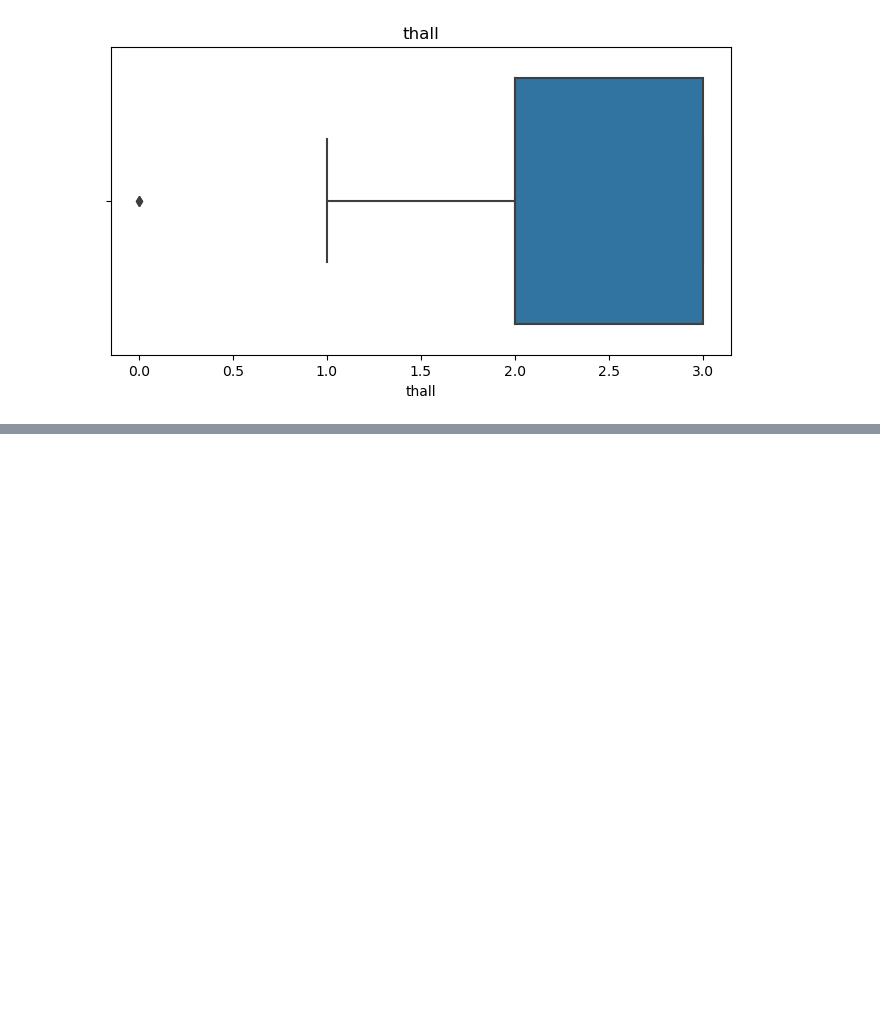
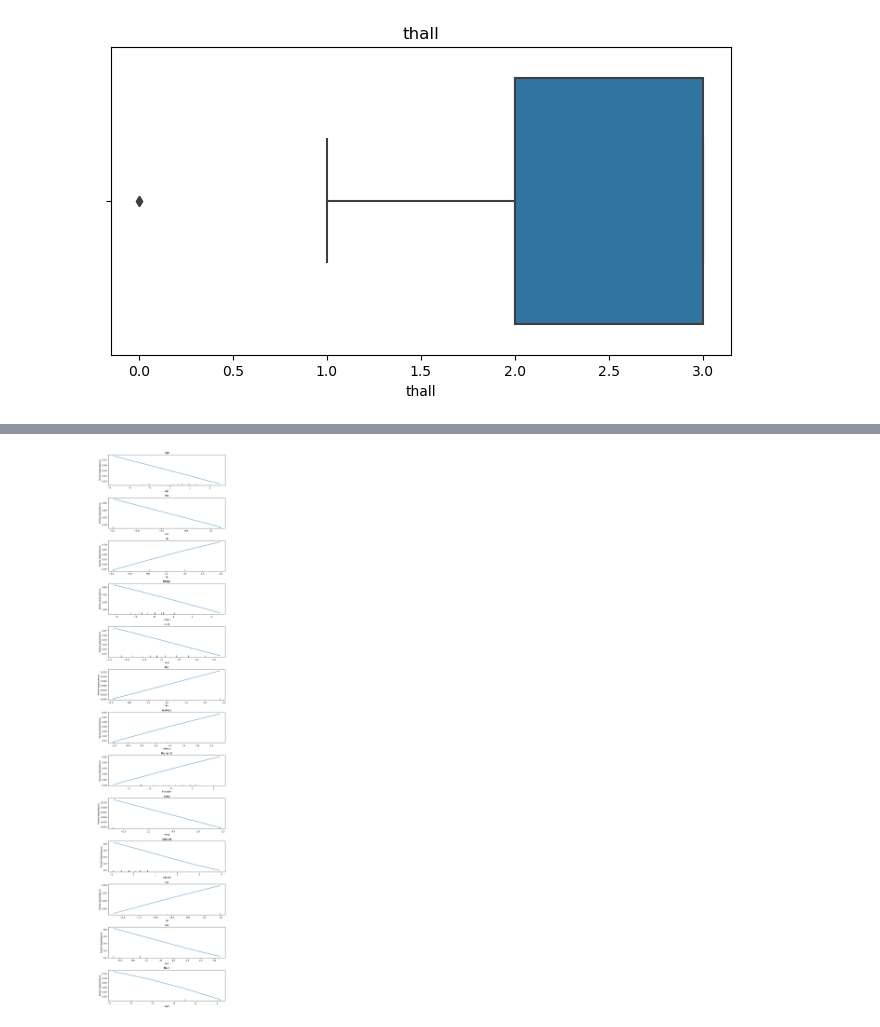
Before and after one commit to OOS-Team/DsKi_Erkl-rbarkeit_Algorithmen, a Jupyter notebook: Heart Attack/Heart_attack.ipynb, the cells around one changed output, grey strips where cells are left out. Drawn from its saved outputs; the diff is of its cells as text; code cells hidden in the pictures; blank space fills up the shorter version.

```diff
--- a/Heart Attack/Heart_attack.ipynb
+++ b/Heart Attack/Heart_attack.ipynb
@@ -118,0 +126,11 @@ for column in selected_columns:
+# %%
+#Zielvariable definieren
+X = df.drop("output", axis=1)
+y = df["output"]
+# %%
+# Normalisierung der Daten
+scaler = StandardScaler()
+X_scaled = scaler.fit_transform(X)
+# %%
+# Aufteilung in Trainings- und Testdaten
+X_train, X_test, y_train, y_test = train_test_split(X_scaled, y, test_size=0.2, random_state=42)
@@ -118,0 +152,4 @@ for column in selected_columns:
+# %%
+# Erstellen und Trainieren des logistischen Regressionsmodells
+model = LogisticRegression()
+model.fit(X_train, y_train)
@@ -118,0 +187,22 @@ for column in selected_columns:
+# %%
+# Ihre Feature-Namen
+feature_names = ['age', 'sex', 'cp', 'trtbps', 'chol', 'fbs', 'restecg', 'thalachh', 'exng', 'oldpeak', 'slp', 'caa', 'thall']
+
+# Plot der Partial Dependence Plots
+fig_width = 10  # Breite des Plots
+fig_height_per_subplot = 3  # Höhe pro Subplot
+fig, ax = plt.subplots(len(feature_names), 1, figsize=(fig_width, fig_height_per_subplot * len(feature_names)))
+
+# Erzeugen der Partial Dependence Plots
+for i, feature in enumerate(feature_names):
+    disp = PartialDependenceDisplay.from_estimator(model, X_train, features=[i],
+                                                   feature_names=feature_names, ax=ax[i])
+    ax[i].set_ylabel('')  # Entfernen der y-Achsen-Beschriftung
+    ax[i].set_title(feature)  # Setzen des Feature-Namens als Titel
+
+# Anpassung des Layouts
+fig.subplots_adjust(top=0.95, bottom=0.05, left=0.2, right=0.95, hspace=0.4, wspace=0.2)
+
+plt.show()
+# %% [output]
+[figure, added]
```
Also changed, not shown: parts of 10 cells of this notebook, 1 other file.
